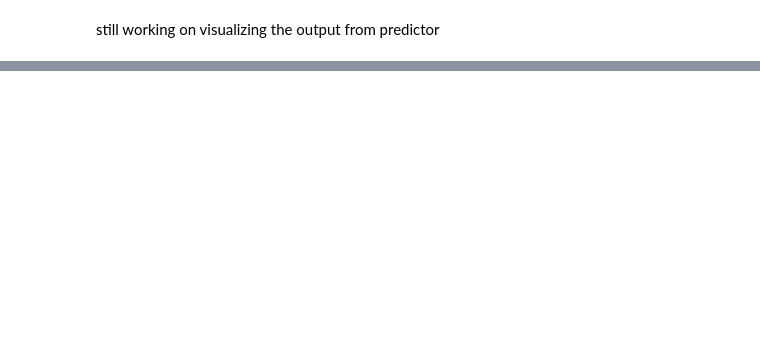
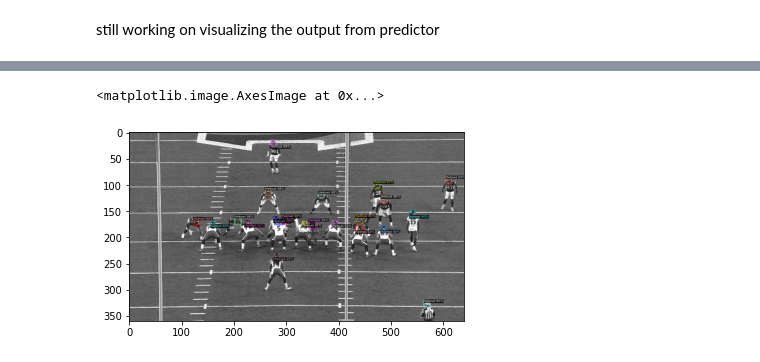
Before and after one commit to mrinal18/NFL_Kaggle, a Jupyter notebook: model/notebooktesttrainimages.ipynb, the cells around one changed output, grey strips where cells are left out. Cells and saved outputs as stored; diff of their text form; code cells hidden in the pictures; blank space fills up the shorter version.

Commit message:
updated training with bounding boxes visualization

```diff
--- a/model/notebooktesttrainimages.ipynb
+++ b/model/notebooktesttrainimages.ipynb
@@ -398,7 +409,7 @@ cfg.DATALOADER.NUM_WORKERS = 2
 cfg.MODEL.WEIGHTS = ("https://dl.fbaipublicfiles.com/detectron2/COCO-Detection/faster_rcnn_R_50_FPN_1x/137257794/model_final_b275ba.pkl")  # Let training initialize from model zoo
 cfg.SOLVER.IMS_PER_BATCH = 2
 cfg.SOLVER.BASE_LR = 0.002  # pick a good LR
-cfg.SOLVER.MAX_ITER = 1    # 300 iterations seems good enough for this toy dataset; you will need to train longer for a practical dataset
+cfg.SOLVER.MAX_ITER = 300    # 300 iterations seems good enough for this toy dataset; you will need to train longer for a practical dataset
 cfg.SOLVER.STEPS = []        # do not decay learning rate
 cfg.MODEL.ROI_HEADS.BATCH_SIZE_PER_IMAGE = 128   # faster, and good enough for this toy dataset (default: 512)
 cfg.MODEL.ROI_HEADS.NUM_CLASSES = 1  # only has one class (ballon). (see https://detectron2.readthedocs.io/tutorials/datasets.html#update-the-config-for-new-datasets)
@@ -470,6 +485,6 @@ still working on visualizing the output from predictor
 # %%
 v = Visualizer(img[:, :, ::-1],
-                   metadata=train,
+                   metadata=MetadataCatalog.get('nfl2021_train'),
                    scale=0.5,
                    instance_mode=ColorMode.IMAGE_BW   # remove the colors of unsegmented pixels. This option is only available for segmentation models
     )
@@ -478,0 +512,6 @@ NameError: name 'train' is not defined
+# %%
+import matplotlib.pyplot as plt
+plt.imshow(out.get_image()[:, :, ::-1])
+# %% [output]
+<matplotlib.image.AxesImage at 0x...>
+[figure, added]
```
Also changed, not shown: parts of 14 cells of this notebook.
